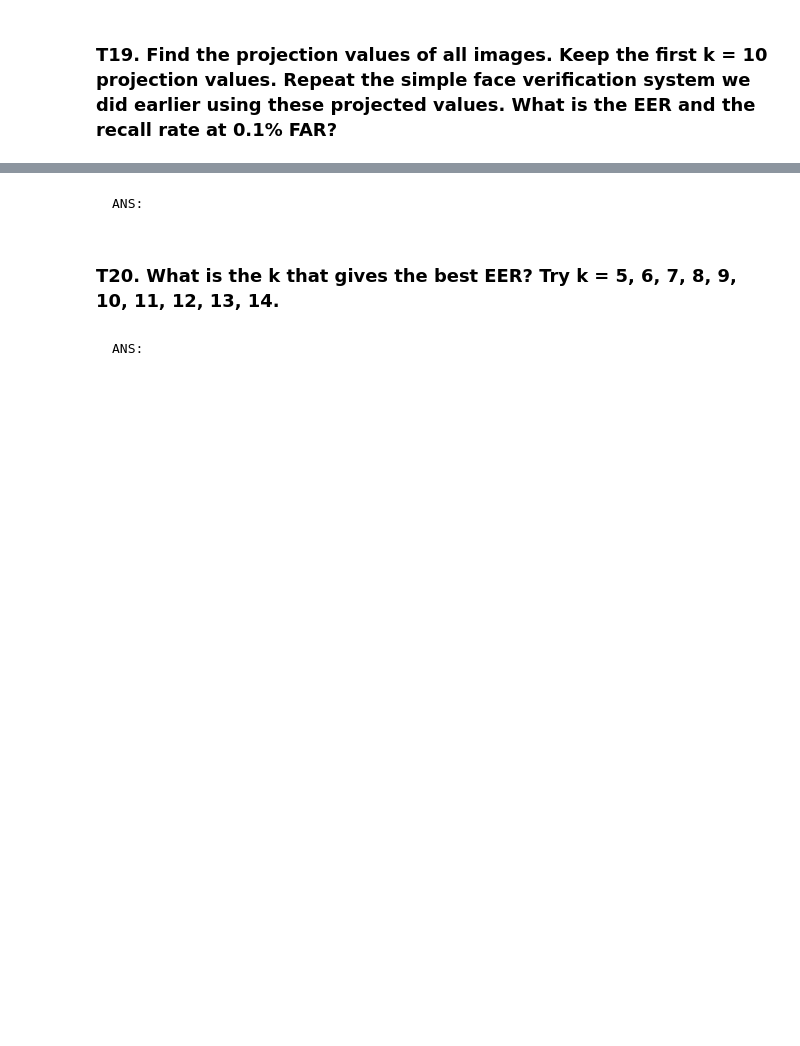
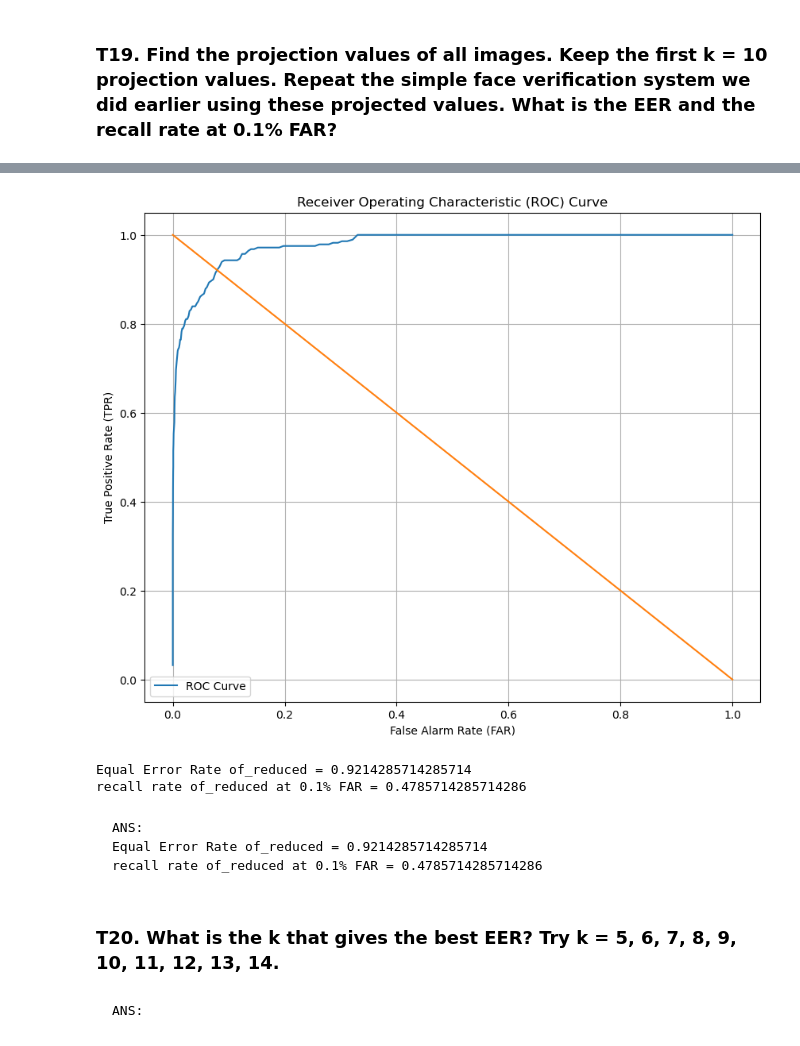
Before and after one commit to JeansAthiwat/Pattern_2024, a Jupyter notebook: HW/HW03/HW3_Fisherfaces(student).ipynb, the cells around one changed output, grey strips where cells are left out. Drawn from its saved outputs; the diff is of its cells as text; code cells hidden in the pictures; blank space fills up the shorter version.

```diff
--- a/HW/HW03/HW3_Fisherfaces(student).ipynb
+++ b/HW/HW03/HW3_Fisherfaces(student).ipynb
@@ -901,6 +940,15 @@ AttributeError: 'ellipsis' object has no attribute 'shape'
 # %%
 # TODO: Find EER and the recall rate at 0.1% FAR.
+
+EER_reduced, recall_rate_reduced = plot_roc(similarity_matrix_reduced,recall_at_far_value = 0.001)
+print(f"Equal Error Rate of_reduced = {EER_reduced}\nrecall rate of_reduced at 0.1% FAR = {recall_rate_reduced}")
+# %% [output]
+[figure, added]
+Equal Error Rate of_reduced = 0.9214285714285714
+recall rate of_reduced at 0.1% FAR = 0.4785714285714286
-# %% [markdown]
-    ANS:
+# %% [markdown]
+    ANS:
+    Equal Error Rate of_reduced = 0.9214285714285714
+    recall rate of_reduced at 0.1% FAR = 0.4785714285714286
 # %% [markdown]
 ### T20. What is the k that gives the best EER? Try k = 5, 6, 7, 8, 9, 10, 11, 12, 13, 14.
```
Also changed, not shown: parts of 10 cells of this notebook.
